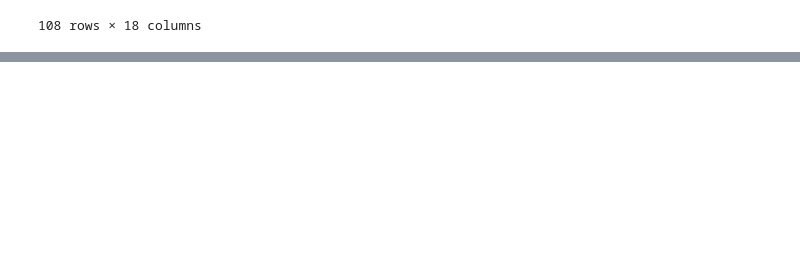
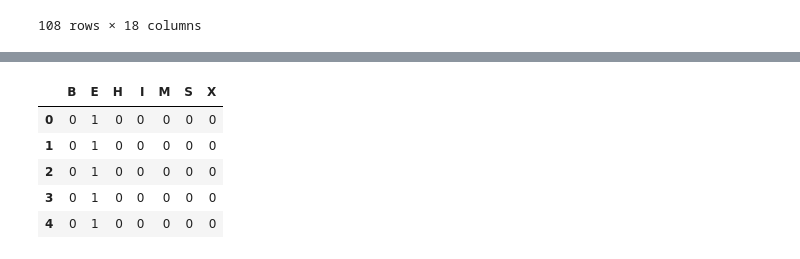
Before and after one commit to DataCampM2DSSAF/Grandvaux_Manouvriez_DC, a Jupyter notebook: Modèle simple.ipynb, the cells around one changed output, grey strips where cells are left out. Saved outputs shown, nothing was run; the diff lists cells and outputs as text; code cells hidden in the pictures; blank space fills up the shorter version.

```diff
--- a/Modèle simple.ipynb
+++ b/Modèle simple.ipynb
@@ -106,0 +121,9 @@ train_data.head(108)
+# %%
+dummies_loop.head()
+# %% [output]
+|  | B | E | H | I | M | S | X |
+| 0 | 0 | 1 | 0 | 0 | 0 | 0 | 0 |
+| 1 | 0 | 1 | 0 | 0 | 0 | 0 | 0 |
+| 2 | 0 | 1 | 0 | 0 | 0 | 0 | 0 |
+| 3 | 0 | 1 | 0 | 0 | 0 | 0 | 0 |
+| 4 | 0 | 1 | 0 | 0 | 0 | 0 | 0 |
```
Also changed, not shown: parts of 38 cells of this notebook.
